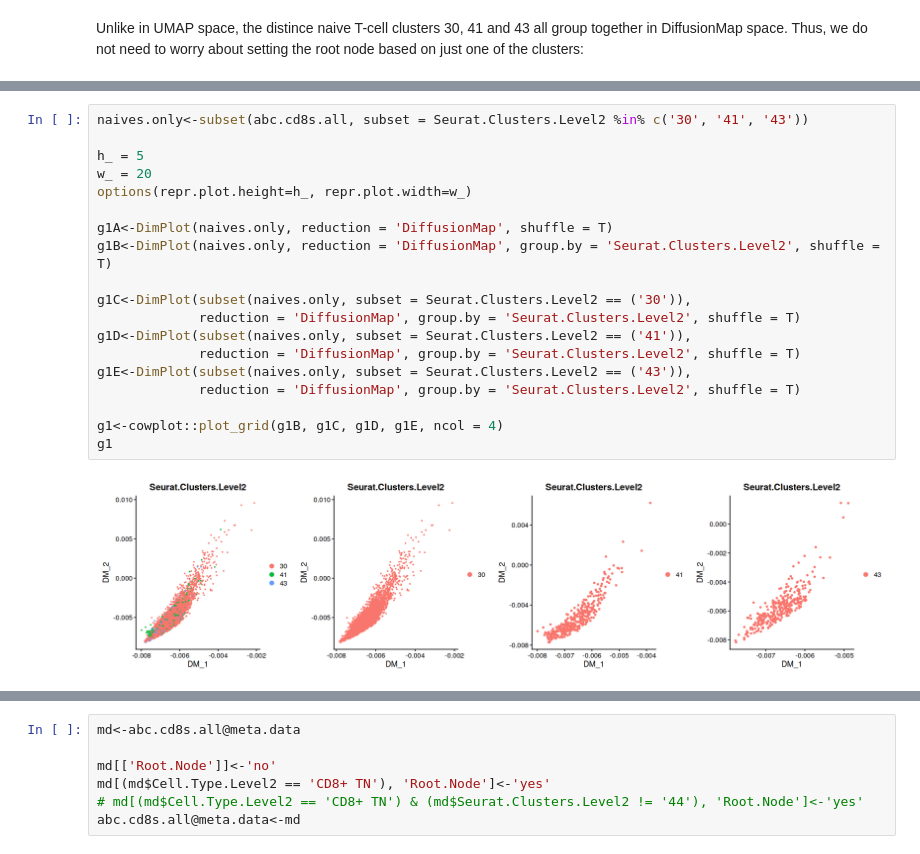
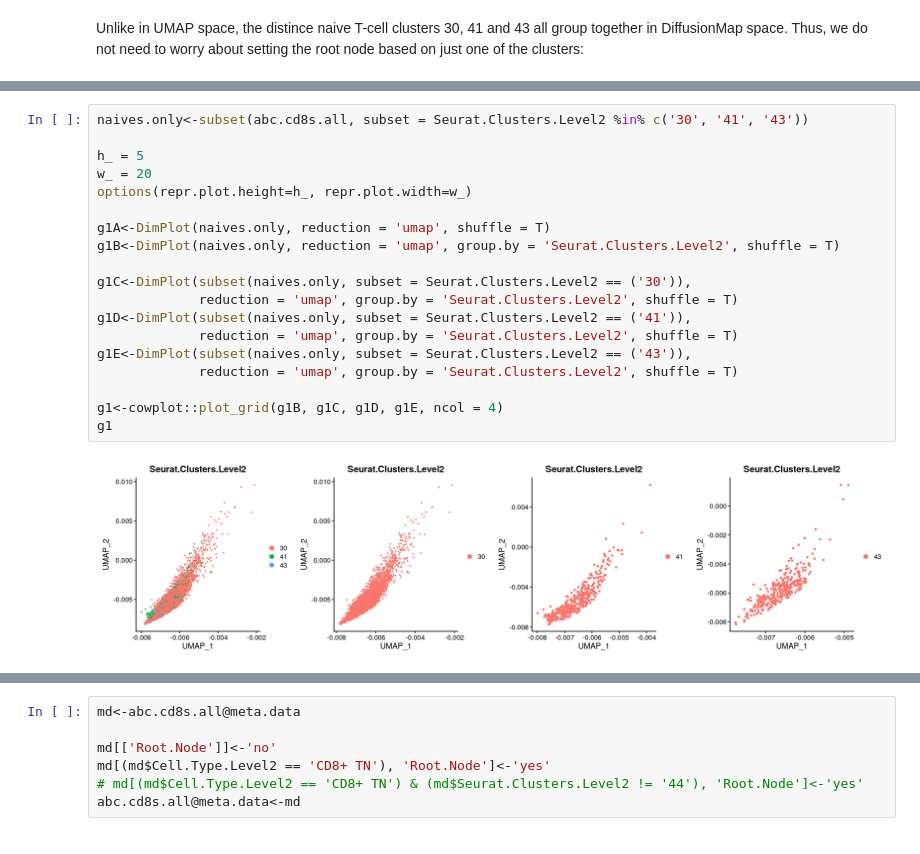
Before and after one commit to hmbaghdassarian/norcross_abc, a Jupyter notebook: notebooks/03_Trajectory_Analysis_v2.ipynb, the cells around one changed output, grey strips where cells are left out. Drawn from its saved outputs; the diff is of its cells as text.

```diff
--- a/notebooks/03_Trajectory_Analysis_v2.ipynb
+++ b/notebooks/03_Trajectory_Analysis_v2.ipynb
@@ -71,24 +73,24 @@ g1
-# %%
-naives.only<-subset(abc.cd8s.all, subset = Seurat.Clusters.Level2 %in% c('30', '41', '43'))
-
-h_ = 5
-w_ = 20
-options(repr.plot.height=h_, repr.plot.width=w_)
-
-g1A<-DimPlot(naives.only, reduction = 'DiffusionMap', shuffle = T)
-g1B<-DimPlot(naives.only, reduction = 'DiffusionMap', group.by = 'Seurat.Clusters.Level2', shuffle = T)
-
-g1C<-DimPlot(subset(naives.only, subset = Seurat.Clusters.Level2 == ('30')),
-             reduction = 'DiffusionMap', group.by = 'Seurat.Clusters.Level2', shuffle = T)
-g1D<-DimPlot(subset(naives.only, subset = Seurat.Clusters.Level2 == ('41')),
-             reduction = 'DiffusionMap', group.by = 'Seurat.Clusters.Level2', shuffle = T)
-g1E<-DimPlot(subset(naives.only, subset = Seurat.Clusters.Level2 == ('43')),
-             reduction = 'DiffusionMap', group.by = 'Seurat.Clusters.Level2', shuffle = T)
-
-g1<-cowplot::plot_grid(g1B, g1C, g1D, g1E, ncol = 4)
-g1
-# %% [output]
-[figure, removed]
+# %%
+naives.only<-subset(abc.cd8s.all, subset = Seurat.Clusters.Level2 %in% c('30', '41', '43'))
+
+h_ = 5
+w_ = 20
+options(repr.plot.height=h_, repr.plot.width=w_)
+
+g1A<-DimPlot(naives.only, reduction = 'umap', shuffle = T)
+g1B<-DimPlot(naives.only, reduction = 'umap', group.by = 'Seurat.Clusters.Level2', shuffle = T)
+
+g1C<-DimPlot(subset(naives.only, subset = Seurat.Clusters.Level2 == ('30')),
+             reduction = 'umap', group.by = 'Seurat.Clusters.Level2', shuffle = T)
+g1D<-DimPlot(subset(naives.only, subset = Seurat.Clusters.Level2 == ('41')),
+             reduction = 'umap', group.by = 'Seurat.Clusters.Level2', shuffle = T)
+g1E<-DimPlot(subset(naives.only, subset = Seurat.Clusters.Level2 == ('43')),
+             reduction = 'umap', group.by = 'Seurat.Clusters.Level2', shuffle = T)
+
+g1<-cowplot::plot_grid(g1B, g1C, g1D, g1E, ncol = 4)
+g1
+# %% [output]
+[figure, added]
 # %%
 h_ = 10
 w_ = 20
```
Also changed, not shown: parts of 25 cells of this notebook, 1 other file.
